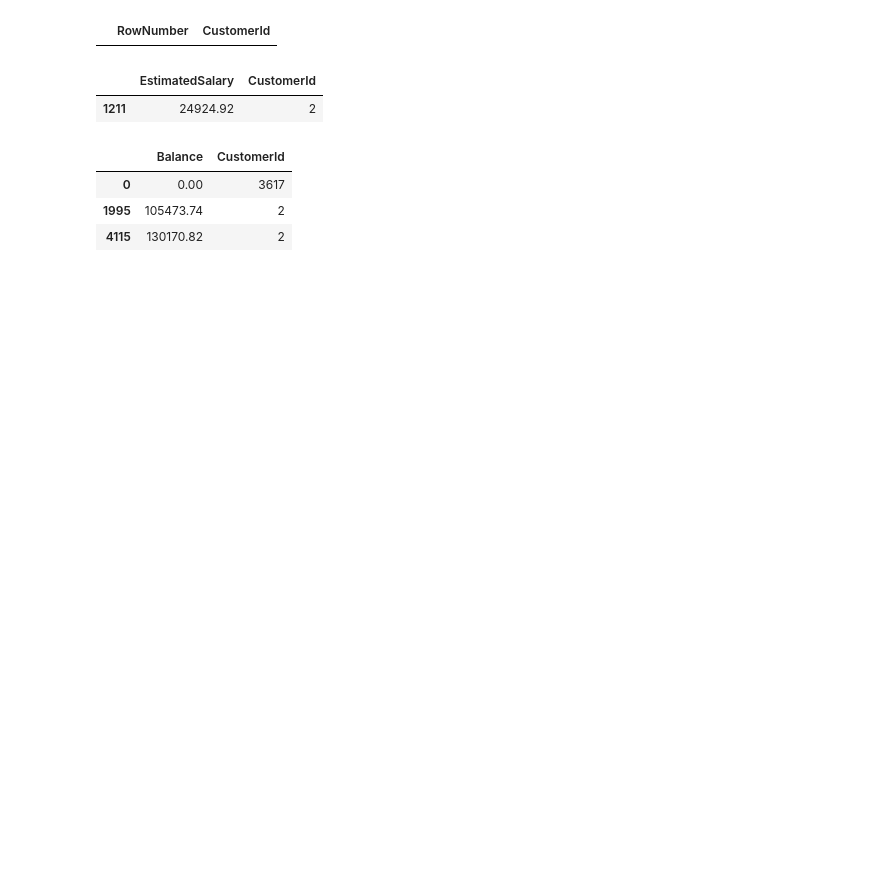
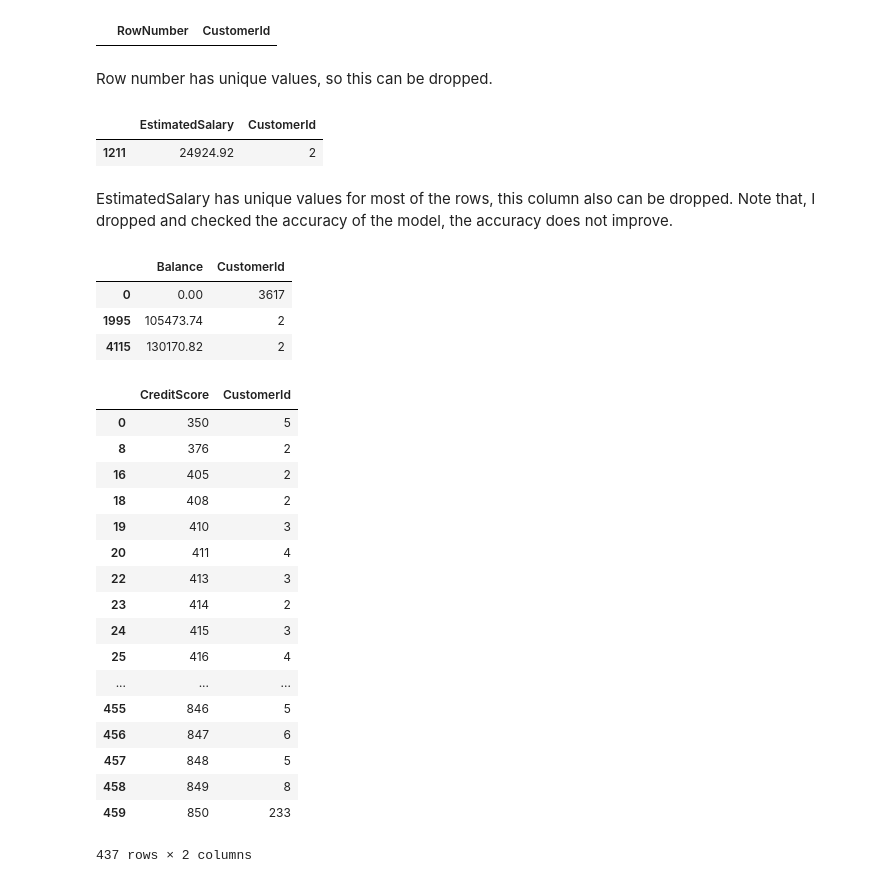
Before and after one commit to Malaratgithub/Machine-Learning-Python, a Jupyter notebook: R6/Projects/project1/Introduction_to_Neural_Networks_and_Deep_Learning_R6_Project1.ipynb, the cells around one changed output. Cells and saved outputs as stored; diff of their text form; code cells hidden in the pictures; blank space fills up the shorter version.

```diff
--- a/R6/Projects/project1/Introduction_to_Neural_Networks_and_Deep_Learning_R6_Project1.ipynb
+++ b/R6/Projects/project1/Introduction_to_Neural_Networks_and_Deep_Learning_R6_Project1.ipynb
@@ -74,12 +78,16 @@ tempDf = data.groupby(by='RowNumber', as_index=False).agg({'CustomerId': pd.Seri
 tempDf[tempDf['CustomerId'] > 1]
 # %% [output]
 |  | RowNumber | CustomerId |
+# %% [markdown]
+Row number has unique values, so this can be dropped.
 # %%
 tempDf = data.groupby(by='EstimatedSalary', as_index=False).agg({'CustomerId': pd.Series.nunique})
 tempDf[tempDf['CustomerId'] > 1]
 # %% [output]
 |  | EstimatedSalary | CustomerId |
 | 1211 | 24924.92 | 2 |
+# %% [markdown]
+EstimatedSalary has unique values for most of the rows, this column also can be dropped. Note that, I dropped and checked the accuracy of the model, the accuracy does not improve.
 # %%
 tempDf = data.groupby(by='Balance', as_index=False).agg({'CustomerId': pd.Series.nunique})
 tempDf[tempDf['CustomerId'] > 1]
@@ -88,5 +96,27 @@ tempDf[tempDf['CustomerId'] > 1]
 | 0 | 0.00 | 3617 |
 | 1995 | 105473.74 | 2 |
 | 4115 | 130170.82 | 2 |
+# %%
+tempDf = data.groupby(by='CreditScore', as_index=False).agg({'CustomerId': pd.Series.nunique})
+tempDf[tempDf['CustomerId'] > 1]
+# %% [output]
+|  | CreditScore | CustomerId |
+| 0 | 350 | 5 |
+| 8 | 376 | 2 |
+| 16 | 405 | 2 |
+| 18 | 408 | 2 |
+| 19 | 410 | 3 |
+| 20 | 411 | 4 |
+| 22 | 413 | 3 |
+| 23 | 414 | 2 |
+| 24 | 415 | 3 |
+| 25 | 416 | 4 |
+| ... | ... | ... |
+| 455 | 846 | 5 |
+| 456 | 847 | 6 |
+| 457 | 848 | 5 |
+| 458 | 849 | 8 |
+| 459 | 850 | 233 |
+437 rows × 2 columns
 # %%
 df = data
```
Also changed, not shown: parts of 28 cells of this notebook.
